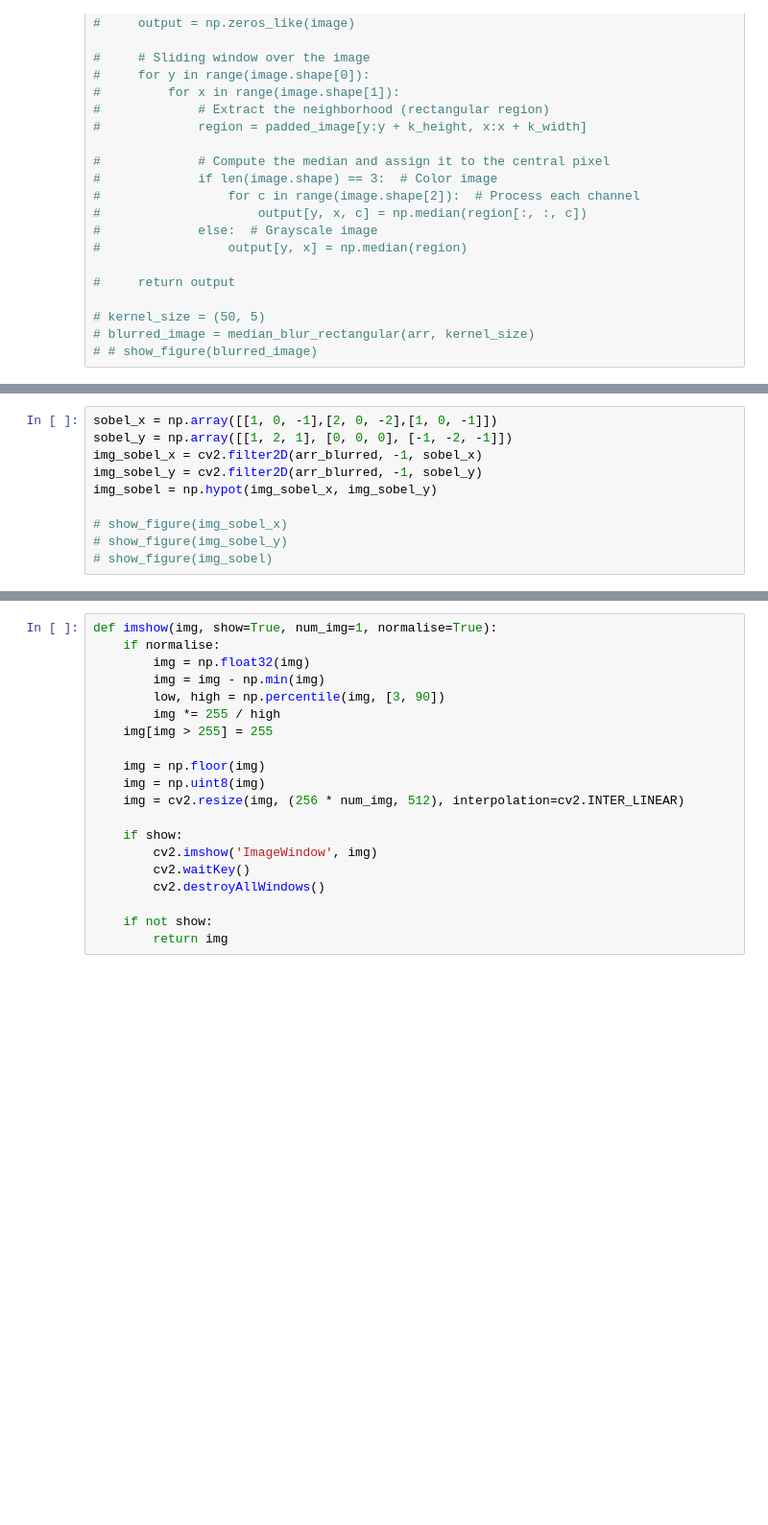
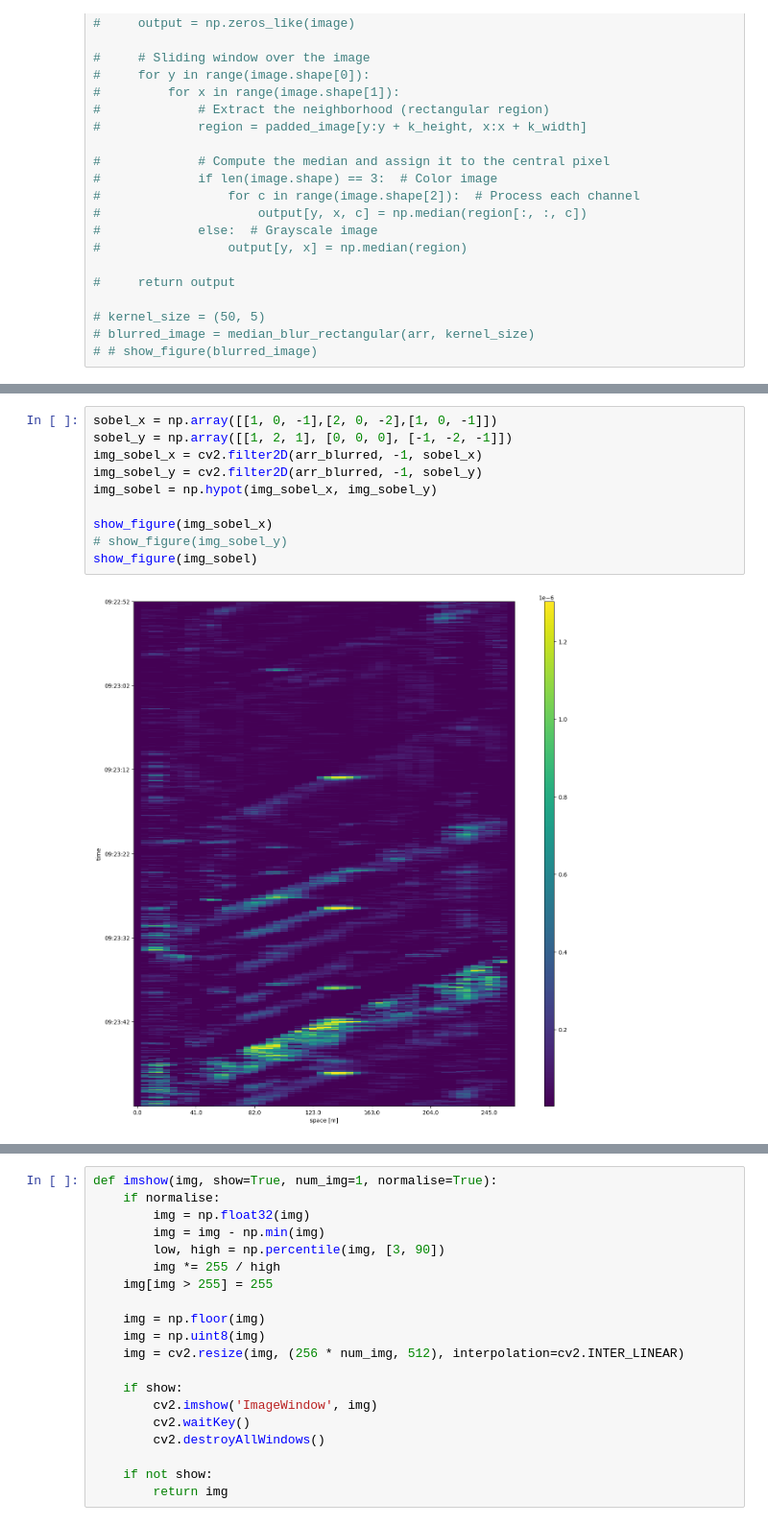
Before and after one commit to miczkejedrzej/Cv1_project, a Jupyter notebook: project1/test_notebook1.ipynb, the cells around one changed output, grey strips where cells are left out. Shown at 96% size. Drawn from its saved outputs; the diff is of its cells as text; blank space fills up the shorter version.

```diff
--- a/project1/test_notebook1.ipynb
+++ b/project1/test_notebook1.ipynb
@@ -142,10 +155,12 @@ arr_blurred2 = cv2.filter2D(arr_blurred, kernel=kernel, ddepth=-1)
 # %%
 sobel_x = np.array([[1, 0, -1],[2, 0, -2],[1, 0, -1]])
 sobel_y = np.array([[1, 2, 1], [0, 0, 0], [-1, -2, -1]])
 img_sobel_x = cv2.filter2D(arr_blurred, -1, sobel_x)
 img_sobel_y = cv2.filter2D(arr_blurred, -1, sobel_y)
 img_sobel = np.hypot(img_sobel_x, img_sobel_y)
 
-# show_figure(img_sobel_x)
+show_figure(img_sobel_x)
 # show_figure(img_sobel_y)
-# show_figure(img_sobel)
+show_figure(img_sobel)
+# %% [output]
+[figure, added]
```
Also changed, not shown: parts of 9 cells of this notebook.
